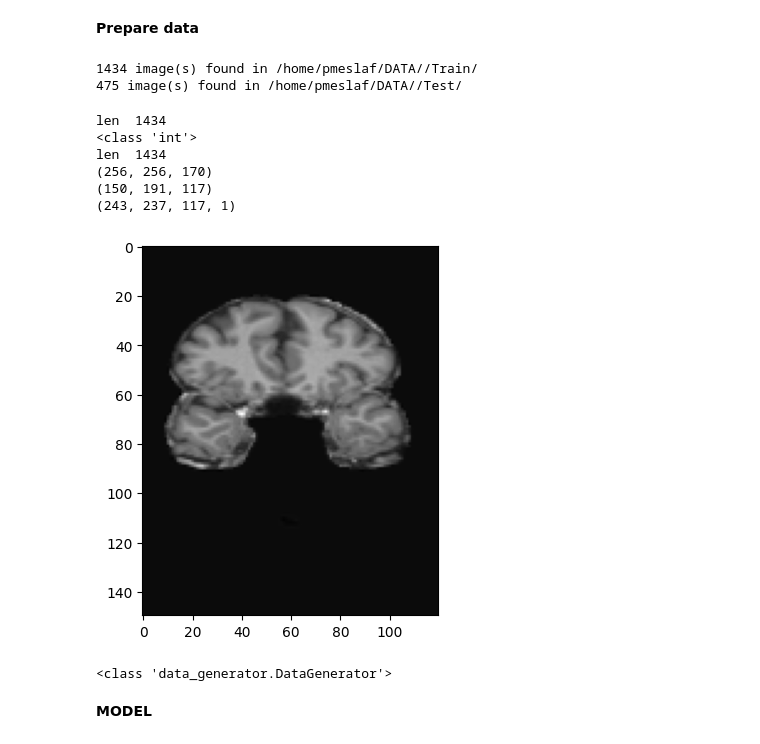
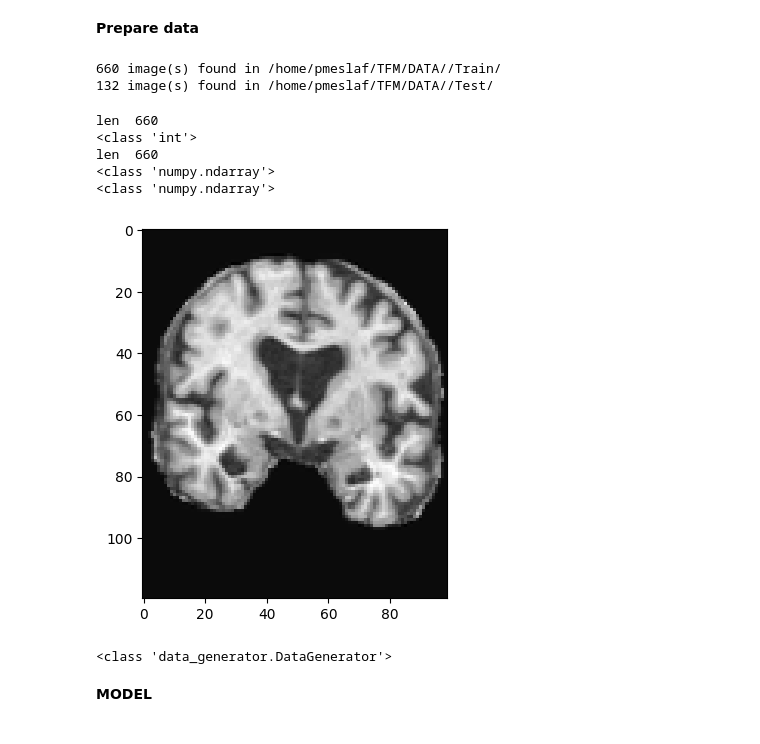
Before and after one commit to PabloMesas/TFM, a Jupyter notebook: convolutional_1.ipynb, the cells around one changed output. Drawn from its saved outputs; the diff is of its cells as text; code cells hidden in the pictures.

```diff
--- a/convolutional_1.ipynb
+++ b/convolutional_1.ipynb
@@ -50,7 +50,7 @@ import SimpleITK as sitk
 
 # project_dir = "drive/MyDrive/Colab Notebooks/TFM/DATA/"
 
-project_dir = "/home/pmeslaf/DATA/"
+project_dir = "/home/pmeslaf/TFM/DATA/"
 # %%
 # physical_devices = tf.config.experimental.list_physical_devices('GPU')
 # assert len(physical_devices) > 0, "Not enough GPU hardware devices available"
@@ -61,7 +61,8 @@ batch_size = 1
 epochs = 100
 # frozen_epochs = 100
 num_classes = 3
-images_shape = (150,150,120)
+shape=120
+images_shape = (shape,shape,int(shape*0.83))
 n_channels = 1
 # %% [markdown]
 Custom Image Generator
@@ -85,27 +86,26 @@ test_generator = DataGenerator(data_path=project_dir + '/Test/',
                                    num_classes=num_classes,
                                    shuffle=False)
 # %% [output]
-1434 image(s) found in /home/pmeslaf/DATA//Train/
-475 image(s) found in /home/pmeslaf/DATA//Test/
+660 image(s) found in /home/pmeslaf/TFM/DATA//Train/
+132 image(s) found in /home/pmeslaf/TFM/DATA//Test/
 # %%
 print('len ', str(training_generator.__len__()))
 print(type(training_generator.__len__()))
 print('len ', str(len(training_generator)))
 # X, y = training_generator.__getitem__(1)
 X, y = training_generator[1]
 # print(X[0,0,:,:,0])
-plt.imshow(X[0,100,:,:, 0], cmap='gray' )
+plt.imshow(X[0,:,:,50, 0], cmap='gray' )
 plt.show()
 
 print(type(training_generator))
 # %% [output]
-len  1434
+len  660
 <class 'int'>
-len  1434
-(256, 256, 170)
-(150, 191, 117)
-(243, 237, 117, 1)
+len  660
+<class 'numpy.ndarray'>
+<class 'numpy.ndarray'>
-[figure, old version]
+[figure, new version]
 <class 'data_generator.DataGenerator'>
 # %% [markdown]
 **MODEL**
```
Also changed, not shown: 3 other files.
